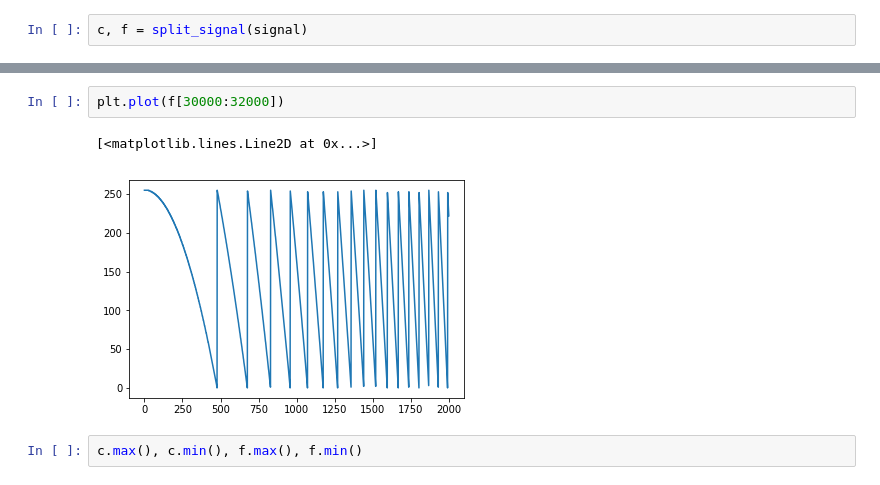
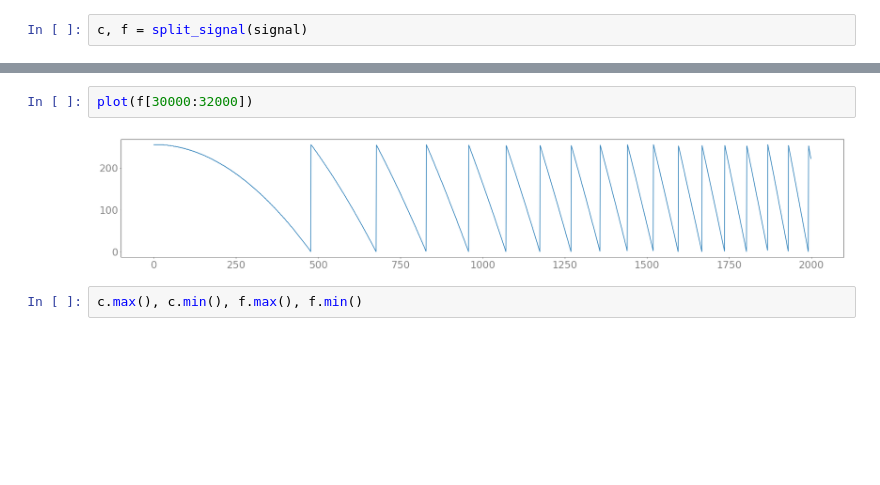
Before and after one commit to geneing/ForwardTacotron, a Jupyter notebook: NB1 - Fit a Sine Wave.ipynb, the cells around one changed output, grey strips where cells are left out. Drawn from its saved outputs; the diff is of its cells as text; blank space fills up the shorter version.

```diff
--- a/NB1 - Fit a Sine Wave.ipynb
+++ b/NB1 - Fit a Sine Wave.ipynb
@@ -46,8 +45,7 @@ plt.plot(c[30000:32000])
 # %%
-plt.plot(f[30000:32000])
+plot(f[30000:32000])
 # %% [output]
-[<matplotlib.lines.Line2D at 0x...>]
-[figure, old version]
+[figure, new version]
 # %%
 c.max(), c.min(), f.max(), f.min()
 # %% [output]
```
Also changed, not shown: parts of 21 cells of this notebook, 15 other files.
